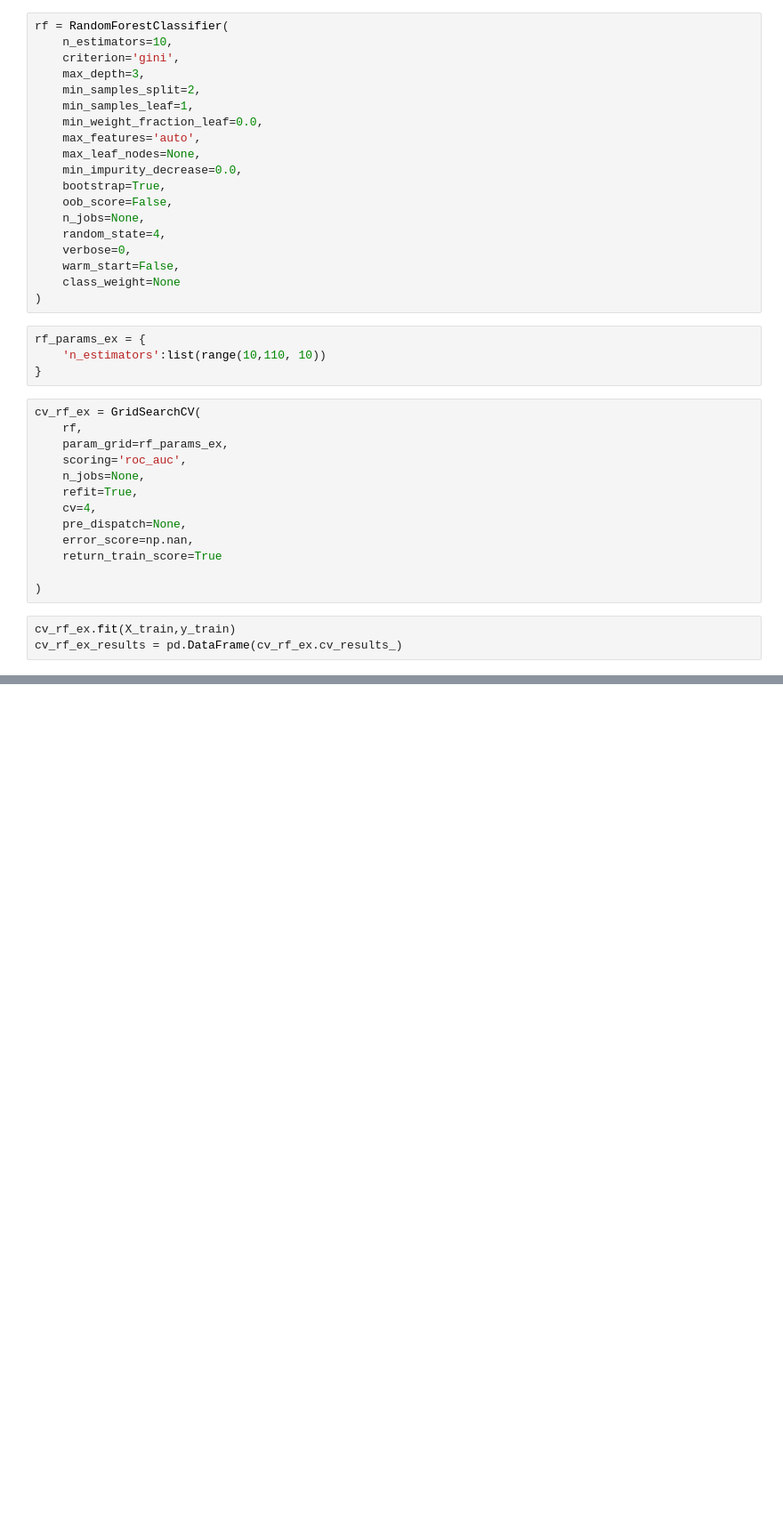
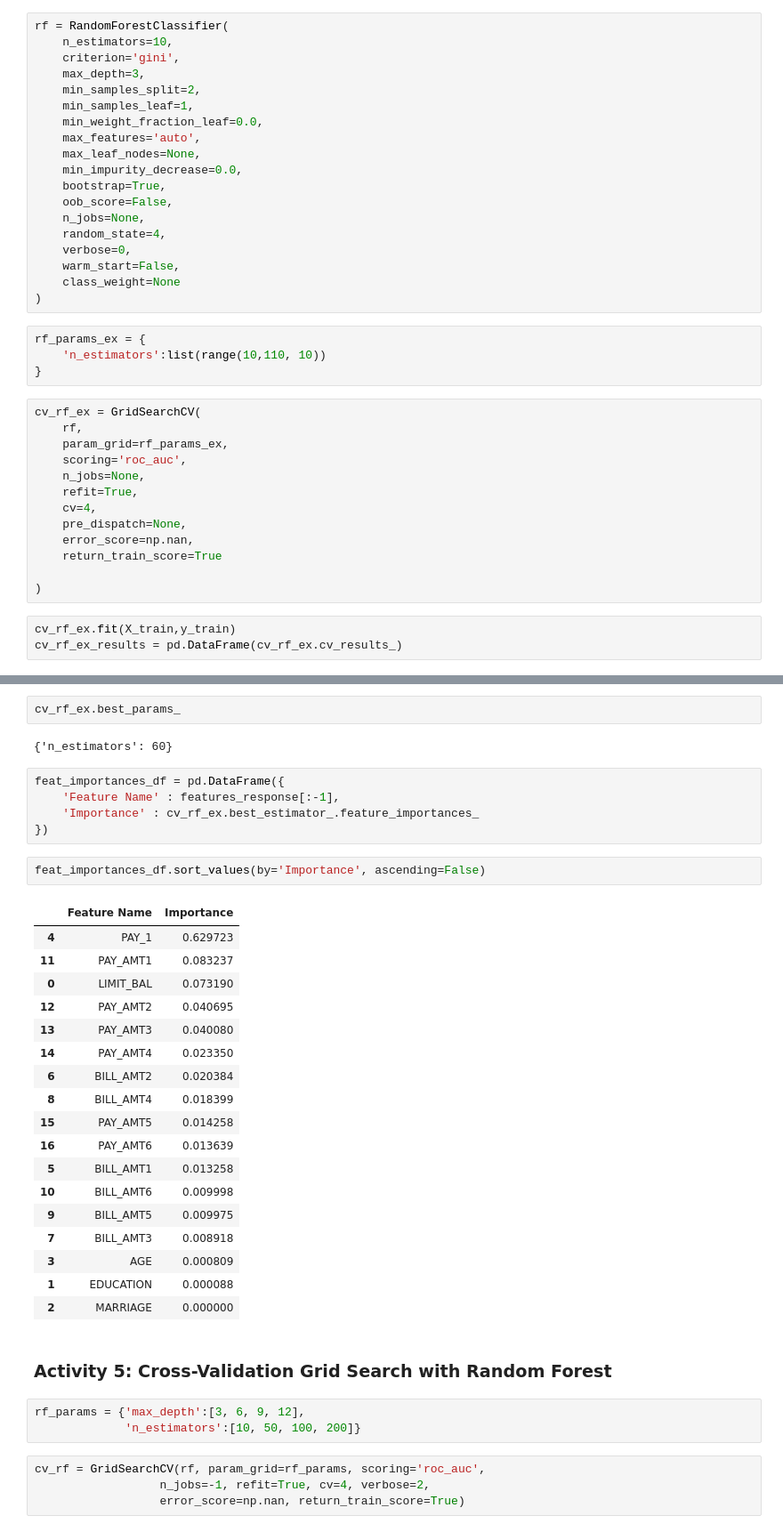
Before and after one commit to cbvreis/Book_Data-Science-Projects-with-Python-P, a Jupyter notebook: notebooks/chapter5.ipynb, the cells around one changed output, grey strips where cells are left out. Shown: that part at 89% size. Cells and saved outputs as stored; diff of their text form; blank space fills up the shorter version.

```diff
--- a/notebooks/chapter5.ipynb
+++ b/notebooks/chapter5.ipynb
@@ -144,0 +145,39 @@ plt.tight_layout()
+# %%
+cv_rf_ex.best_params_
+# %% [output]
+{'n_estimators': 60}
+# %%
+feat_importances_df = pd.DataFrame({
+    'Feature Name' : features_response[:-1],
+    'Importance' : cv_rf_ex.best_estimator_.feature_importances_
+})
+# %%
+feat_importances_df.sort_values(by='Importance', ascending=False)
+# %% [output]
+|  | Feature Name | Importance |
+| 4 | PAY_1 | 0.629723 |
+| 11 | PAY_AMT1 | 0.083237 |
+| 0 | LIMIT_BAL | 0.073190 |
+| 12 | PAY_AMT2 | 0.040695 |
+| 13 | PAY_AMT3 | 0.040080 |
+| 14 | PAY_AMT4 | 0.023350 |
+| 6 | BILL_AMT2 | 0.020384 |
+| 8 | BILL_AMT4 | 0.018399 |
+| 15 | PAY_AMT5 | 0.014258 |
+| 16 | PAY_AMT6 | 0.013639 |
+| 5 | BILL_AMT1 | 0.013258 |
+| 10 | BILL_AMT6 | 0.009998 |
+| 9 | BILL_AMT5 | 0.009975 |
+| 7 | BILL_AMT3 | 0.008918 |
+| 3 | AGE | 0.000809 |
+| 1 | EDUCATION | 0.000088 |
+| 2 | MARRIAGE | 0.000000 |
+# %% [markdown]
+### Activity 5: Cross-Validation Grid Search with Random Forest
+# %%
+rf_params = {'max_depth':[3, 6, 9, 12],
+             'n_estimators':[10, 50, 100, 200]}
+# %%
+cv_rf = GridSearchCV(rf, param_grid=rf_params, scoring='roc_auc',
+                  n_jobs=-1, refit=True, cv=4, verbose=2,
+                  error_score=np.nan, return_train_score=True)
```
Also changed, not shown: parts of 12 cells of this notebook.
